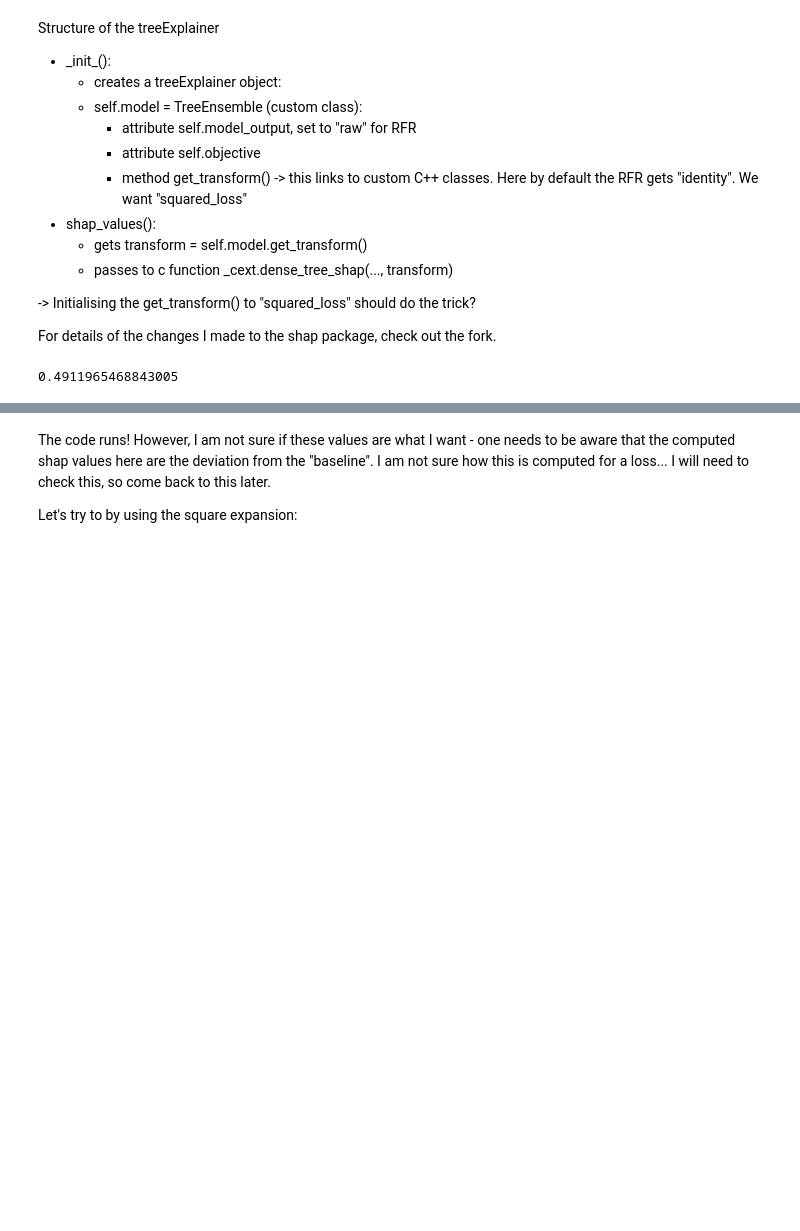
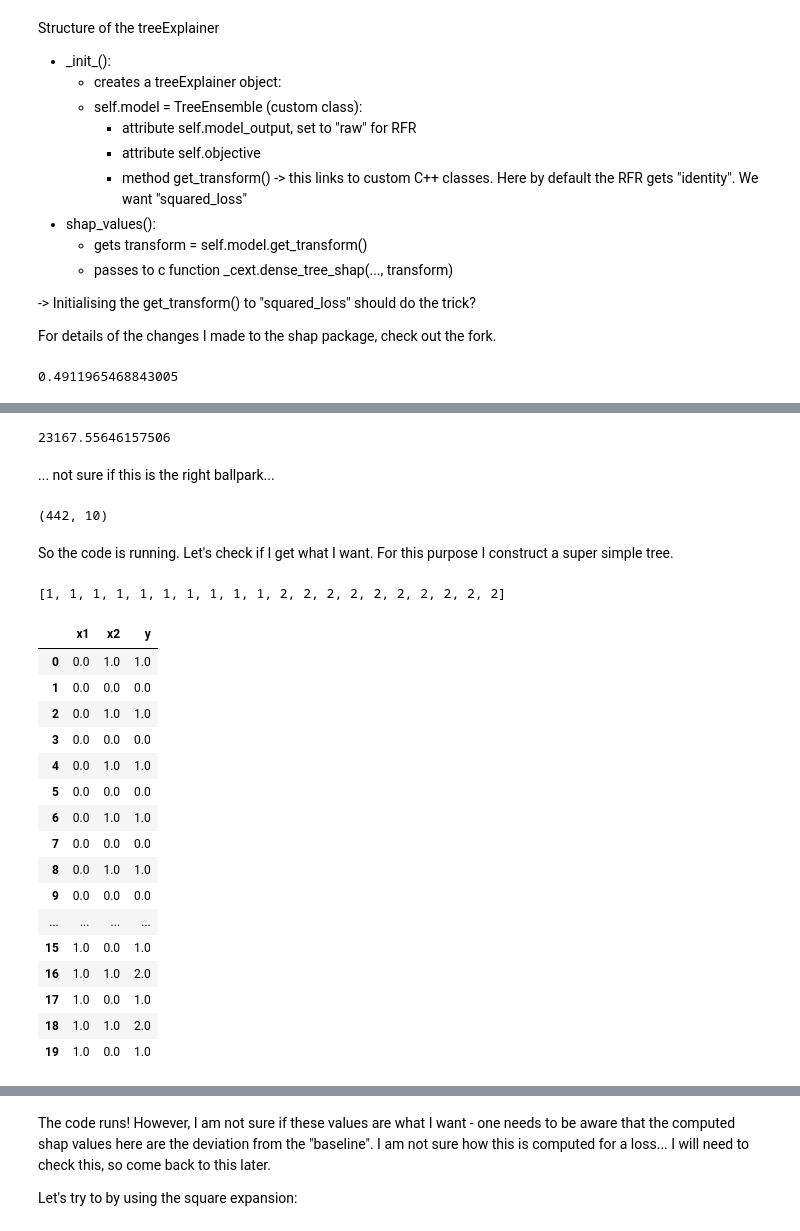
Before and after one commit to lasse-meixner/causal_trees, a Jupyter notebook: try_shap_fork.ipynb, the cells around one changed output, grey strips where cells are left out. Cells and saved outputs as stored; diff of their text form; code cells hidden in the pictures; blank space fills up the shorter version.

```diff
--- a/try_shap_fork.ipynb
+++ b/try_shap_fork.ipynb
@@ -123,0 +75,46 @@ array([ -1986.63517203,  -8622.0930388 ,  -2199.95720282,  -4394.07075023,
+# %%
+model.predict(X).mean()**2
+# %% [output]
+23167.55646157506
+# %% [markdown]
+... not sure if this is the right ballpark...
+# %%
+# get reference value (mean prediction of model)
+
+sv = tE.shap_values(X, y=y)
+sv.shape
+# %% [output]
+(442, 10)
+# %% [markdown]
+So the code is running. Let's check if I get what I want. For this purpose I construct a super simple tree.
+# %%
+[1]*10 + [2]*10
+# %% [output]
+[1, 1, 1, 1, 1, 1, 1, 1, 1, 1, 2, 2, 2, 2, 2, 2, 2, 2, 2, 2]
+# %%
+from sklearn.tree import DecisionTreeRegressor
+
+x1 = [0]*10 + [1.0]*10
+x2 = [1.0,0]*10
+data = pd.DataFrame({"x1":x1, "x2":x2})
+data["y"] = data.x1 + data.x2
+
+data.head(20)
+# %% [output]
+|  | x1 | x2 | y |
+| 0 | 0.0 | 1.0 | 1.0 |
+| 1 | 0.0 | 0.0 | 0.0 |
+| 2 | 0.0 | 1.0 | 1.0 |
+| 3 | 0.0 | 0.0 | 0.0 |
+| 4 | 0.0 | 1.0 | 1.0 |
+| 5 | 0.0 | 0.0 | 0.0 |
+| 6 | 0.0 | 1.0 | 1.0 |
+| 7 | 0.0 | 0.0 | 0.0 |
+| 8 | 0.0 | 1.0 | 1.0 |
+| 9 | 0.0 | 0.0 | 0.0 |
+| ... | ... | ... | ... |
+| 15 | 1.0 | 0.0 | 1.0 |
+| 16 | 1.0 | 1.0 | 2.0 |
+| 17 | 1.0 | 0.0 | 1.0 |
+| 18 | 1.0 | 1.0 | 2.0 |
+| 19 | 1.0 | 0.0 | 1.0 |
```
Also changed, not shown: parts of 37 cells of this notebook.
